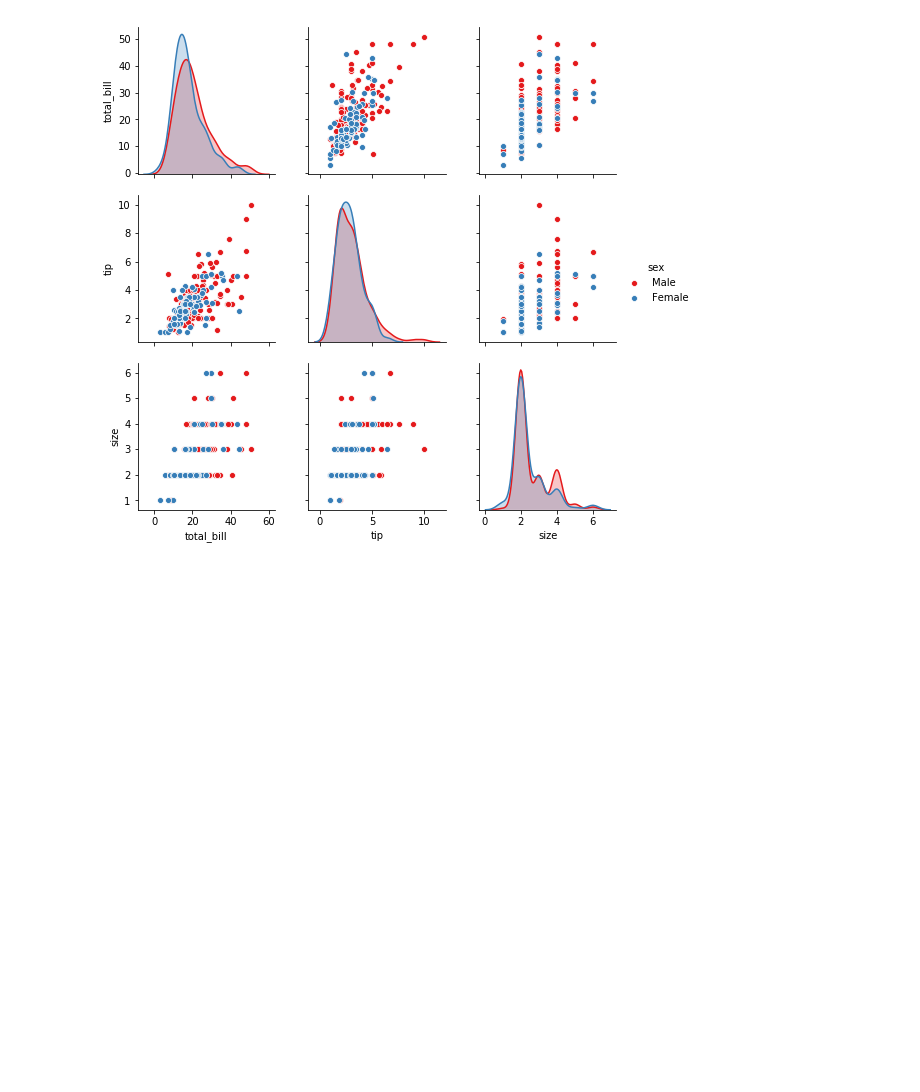
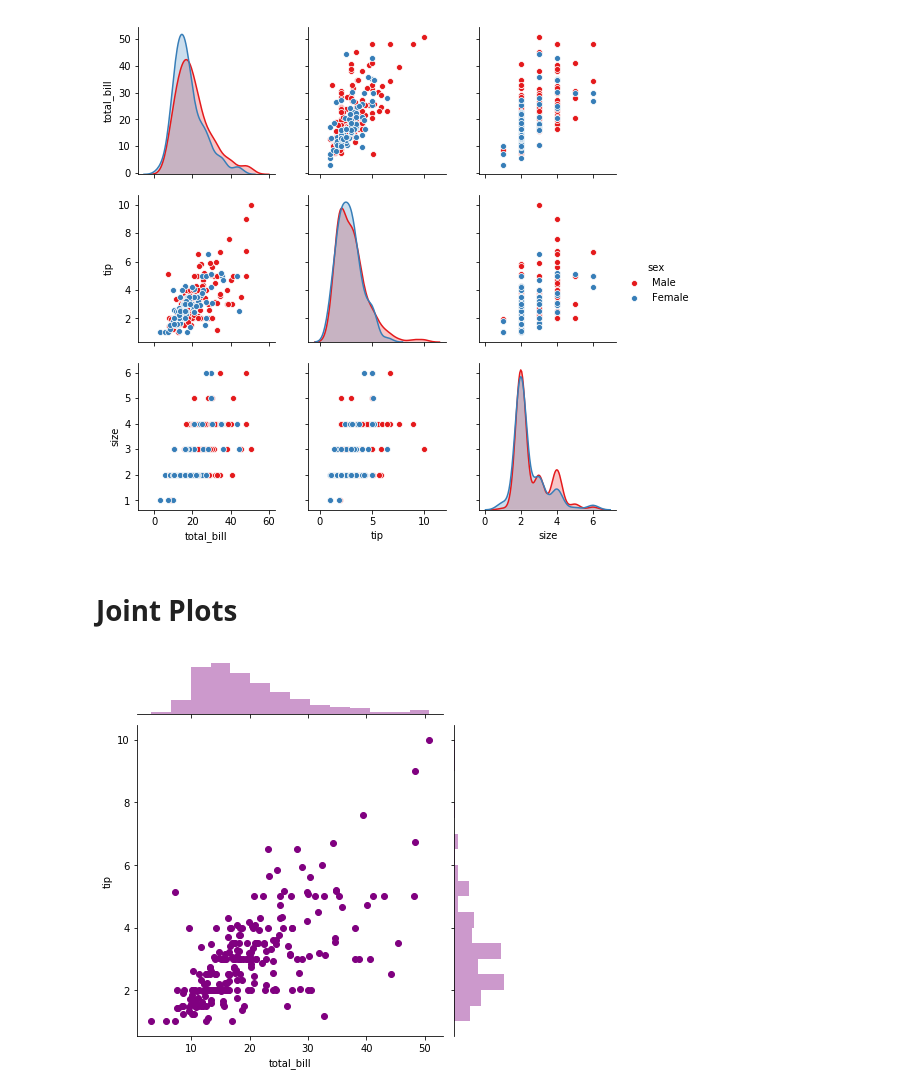
Before and after one commit to rossdavidhunter/Fundamentals-Data-Analysis-Assessment, a Jupyter notebook: tipsdataset.ipynb, the cells around one changed output. Saved outputs shown, nothing was run; the diff lists cells and outputs as text; code cells hidden in the pictures; blank space fills up the shorter version.

```diff
--- a/tipsdataset.ipynb
+++ b/tipsdataset.ipynb
@@ -107,3 +125,10 @@ sns.pairplot(tips, hue = "sex", palette="Set1")
 plt.show()
 # %% [output]
 [figure]
+# %% [markdown]
+# Joint Plots
+# %%
+sns.jointplot(x = "total_bill", y = "tip", data = tips, color="purple")
+plt.show()
+# %% [output]
+[figure, added]
```
Also changed, not shown: parts of 16 cells of this notebook.
